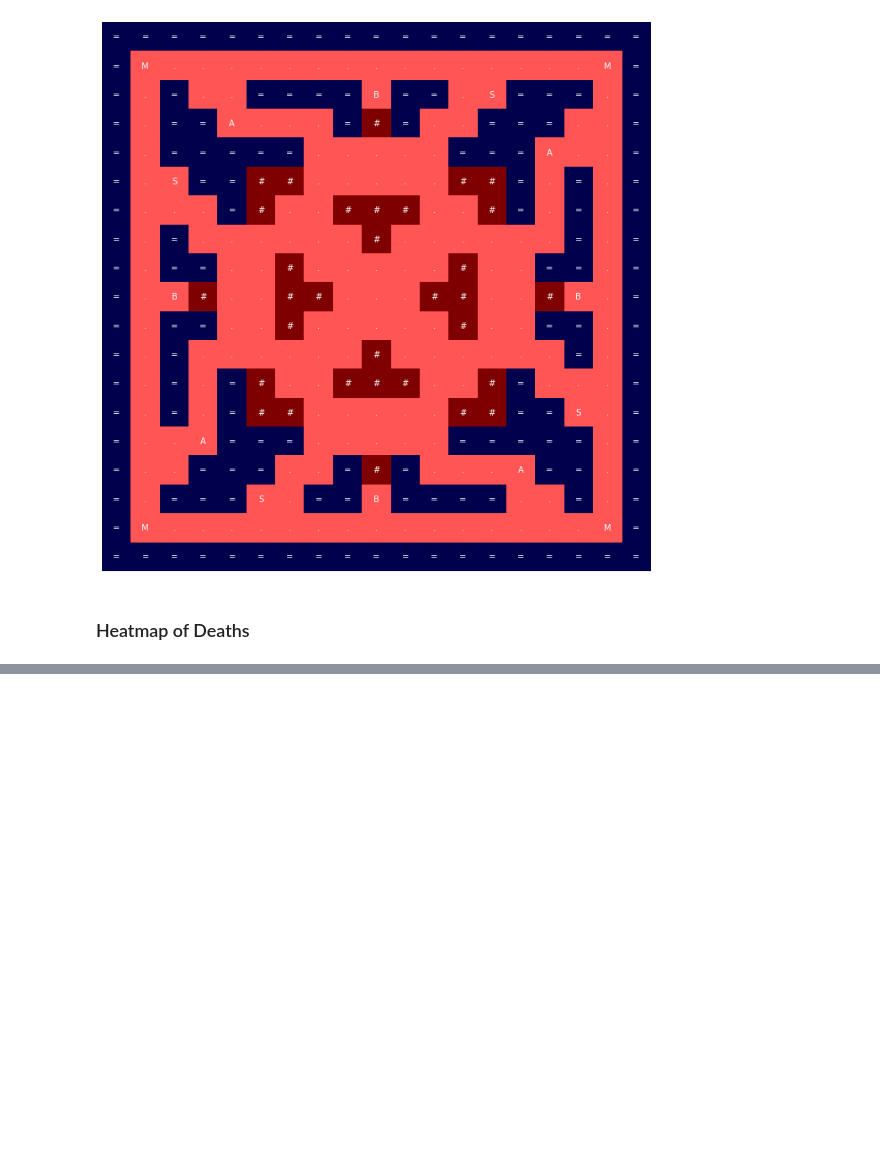
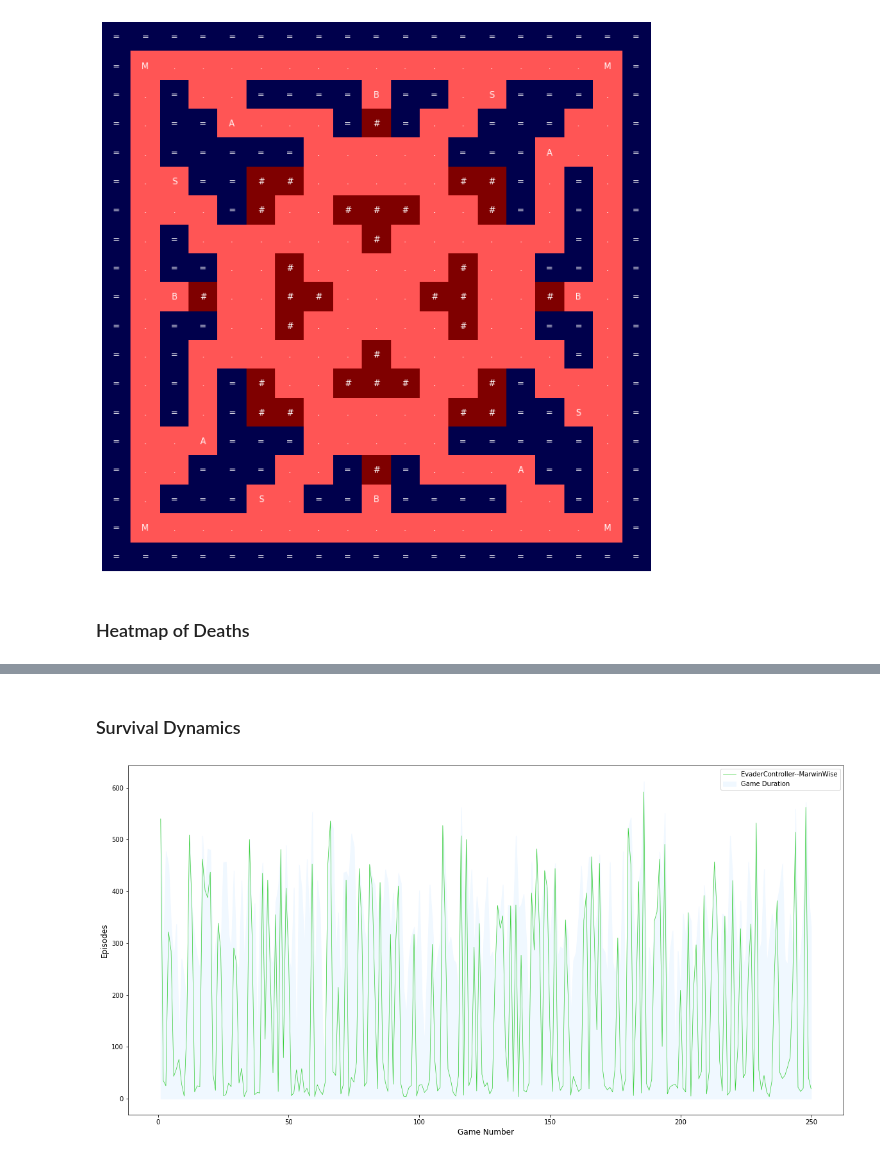
Before and after one commit to filip-komarzyniec/GUPB, a Jupyter notebook: log-parse/log_analyzer.ipynb, the cells around one changed output, grey strips where cells are left out. Cells and saved outputs as stored; diff of their text form; code cells hidden in the pictures; blank space fills up the shorter version.

Commit message:
resolve TODO, add analysis/visualization for Together bot games

```diff
--- a/log-parse/log_analyzer.ipynb
+++ b/log-parse/log_analyzer.ipynb
@@ -422,0 +438,8 @@ draw_killmap(death_counts, arena_size)
+# %%
+DIR_PATH_TOGETHER = 'together_2021_10_24'
+log_files = glob.glob(f'{DIR_PATH_TOGETHER}/*.json')
+# %%
+together_json_log_path = log_files[0]
+together_games = parse_games_json_logs(together_json_log_path)
+together_games_df = pd.DataFrame(together_games)
+together_games_df.head()
@@ -422,0 +453,23 @@ draw_killmap(death_counts, arena_size)
+# %% [markdown]
+### Survival Dynamics
+# %%
+together_arena_grouped_games = together_games_df.groupby(['arena_name'])
+_, together_first_arena_games = next(iter(together_arena_grouped_games))
+together_bin_1 = together_first_arena_games.head(bin_size)
+# %%
+together_games_length = together_bin_1[['game_number', 'episodes_number']].to_numpy()
+together_total_games_length = together_first_arena_games[['game_number', 'episodes_number']].to_numpy()
+# %%
+fig = plt.figure(figsize=(20, 10))
+top_n = 250
+# plt.plot(total_games_length[:top_n,0], total_games_length[:top_n,1], figure=fig)
+plt.fill_between(together_total_games_length[:top_n,0], together_total_games_length[:top_n,1],
+                 figure=fig, color='aliceblue', label='Game Duration')
+together_games_iterable = [row for _, row in together_games_df.iterrows()]
+plot_bot_survival_dynamics(together_games_iterable[:top_n], marwin_bot_name, fig, with_errors=False)
+plt.legend()
+plt.xlabel('Game Number', fontdict=fonts_dict)
+plt.ylabel('Episodes', fontdict=fonts_dict)
+pass
+# %% [output]
+[figure, added]
```
Also changed, not shown: parts of 34 cells of this notebook.
